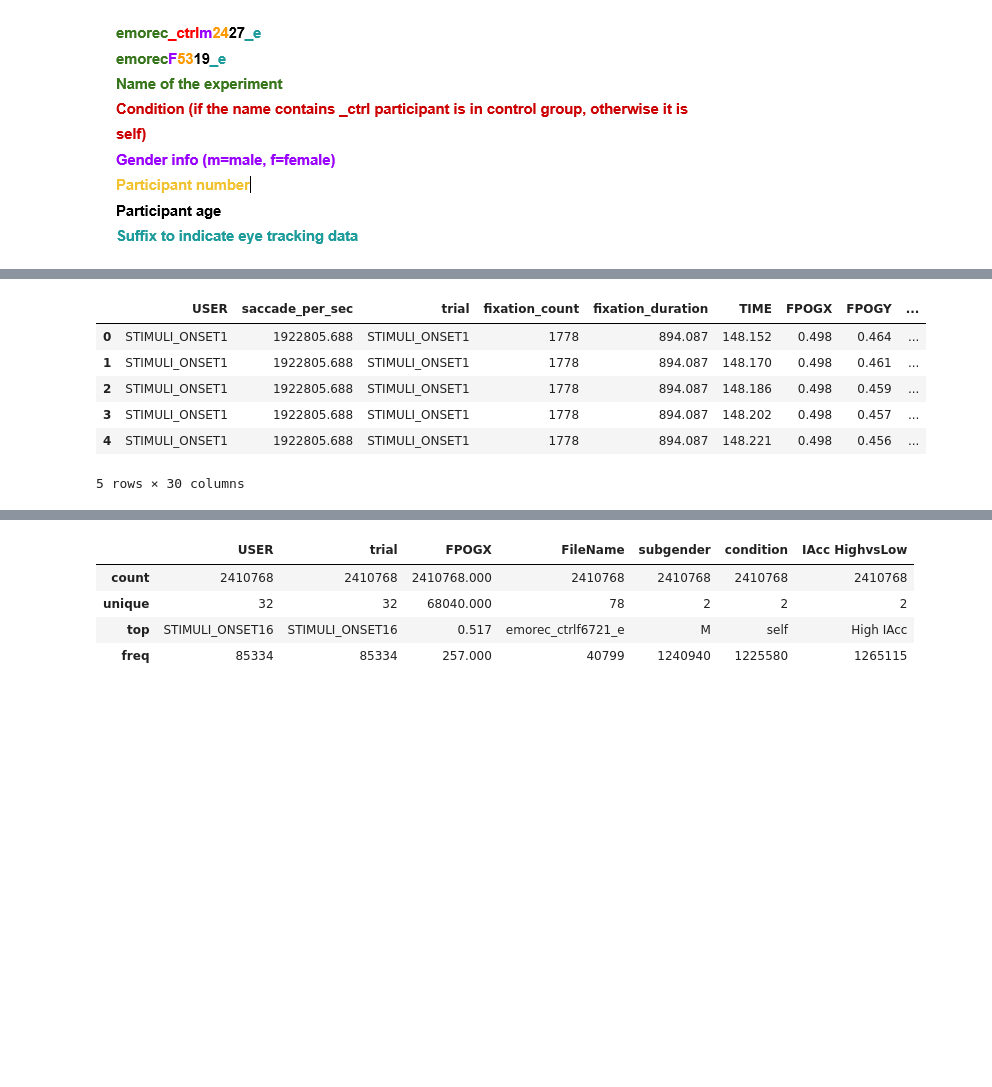
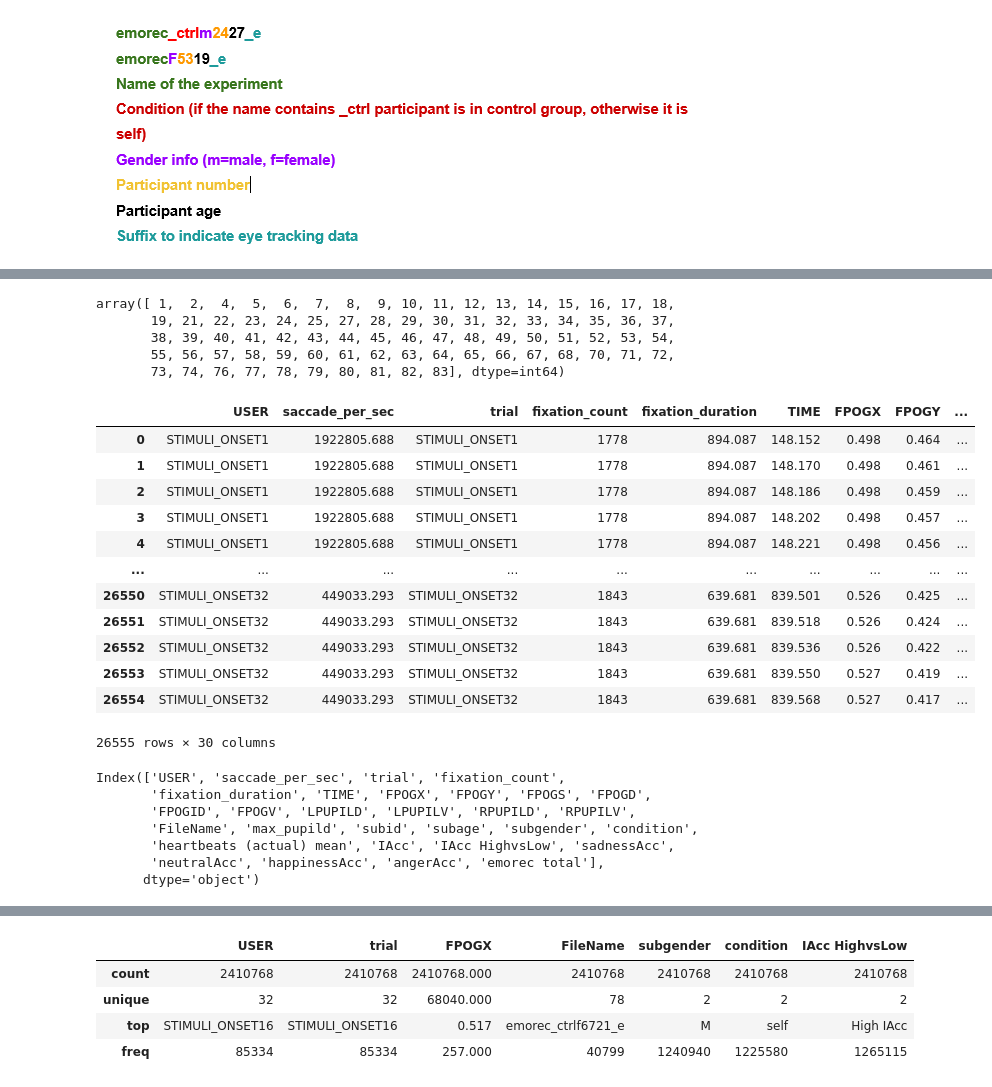
Before and after one commit to EgemenOnatAtam/eye_tracking_data_project, a Jupyter notebook: Eye Tracking Data Analysis Project.ipynb, the cells around one changed output, grey strips where cells are left out. Drawn from its saved outputs; the diff is of its cells as text; code cells hidden in the pictures; blank space fills up the shorter version.

```diff
--- a/Eye Tracking Data Analysis Project.ipynb
+++ b/Eye Tracking Data Analysis Project.ipynb
@@ -282,13 +288,39 @@ data["FileName"] = data["FileName"].str.lower()
 data_saccade["FileName"] = data_saccade["FileName"].str.lower()
 # %%
 df_tam = pd.merge(data_saccade,data, left_on="FileName", right_on="FileName")
+# %%
+pd.set_option('display.max_columns', None)
+# %%
+np.unique(df_tam.subid.value_counts().index)
+# %% [output]
+array([ 1,  2,  4,  5,  6,  7,  8,  9, 10, 11, 12, 13, 14, 15, 16, 17, 18,
+       19, 21, 22, 23, 24, 25, 27, 28, 29, 30, 31, 32, 33, 34, 35, 36, 37,
+       38, 39, 40, 41, 42, 43, 44, 45, 46, 47, 48, 49, 50, 51, 52, 53, 54,
+       55, 56, 57, 58, 59, 60, 61, 62, 63, 64, 65, 66, 67, 68, 70, 71, 72,
+       73, 74, 76, 77, 78, 79, 80, 81, 82, 83], dtype=int64)
+# %%
+df_tam[df_tam.FileName=='emorecm4623_e'].sort_values(by="TIME")
+# %% [output]
+|  | USER | saccade_per_sec | trial | fixation_count | fixation_duration | TIME | FPOGX | FPOGY | ... |
+| 0 | STIMULI_ONSET1 | 1922805.688 | STIMULI_ONSET1 | 1778 | 894.087 | 148.152 | 0.498 | 0.464 | ... |
+| 1 | STIMULI_ONSET1 | 1922805.688 | STIMULI_ONSET1 | 1778 | 894.087 | 148.170 | 0.498 | 0.461 | ... |
+| 2 | STIMULI_ONSET1 | 1922805.688 | STIMULI_ONSET1 | 1778 | 894.087 | 148.186 | 0.498 | 0.459 | ... |
+| 3 | STIMULI_ONSET1 | 1922805.688 | STIMULI_ONSET1 | 1778 | 894.087 | 148.202 | 0.498 | 0.457 | ... |
+| 4 | STIMULI_ONSET1 | 1922805.688 | STIMULI_ONSET1 | 1778 | 894.087 | 148.221 | 0.498 | 0.456 | ... |
+| ... | ... | ... | ... | ... | ... | ... | ... | ... | ... |
+| 26550 | STIMULI_ONSET32 | 449033.293 | STIMULI_ONSET32 | 1843 | 639.681 | 839.501 | 0.526 | 0.425 | ... |
+| 26551 | STIMULI_ONSET32 | 449033.293 | STIMULI_ONSET32 | 1843 | 639.681 | 839.518 | 0.526 | 0.424 | ... |
+| 26552 | STIMULI_ONSET32 | 449033.293 | STIMULI_ONSET32 | 1843 | 639.681 | 839.536 | 0.526 | 0.422 | ... |
+| 26553 | STIMULI_ONSET32 | 449033.293 | STIMULI_ONSET32 | 1843 | 639.681 | 839.550 | 0.527 | 0.419 | ... |
+| 26554 | STIMULI_ONSET32 | 449033.293 | STIMULI_ONSET32 | 1843 | 639.681 | 839.568 | 0.527 | 0.417 | ... |
+26555 rows × 30 columns
 # %%
-df_tam.head()
+df_tam.columns
 # %% [output]
-|  | USER | saccade_per_sec | trial | fixation_count | fixation_duration | TIME | FPOGX | FPOGY | ... |
-| 0 | STIMULI_ONSET1 | 1922805.688 | STIMULI_ONSET1 | 1778 | 894.087 | 148.152 | 0.498 | 0.464 | ... |
-| 1 | STIMULI_ONSET1 | 1922805.688 | STIMULI_ONSET1 | 1778 | 894.087 | 148.170 | 0.498 | 0.461 | ... |
-| 2 | STIMULI_ONSET1 | 1922805.688 | STIMULI_ONSET1 | 1778 | 894.087 | 148.186 | 0.498 | 0.459 | ... |
-| 3 | STIMULI_ONSET1 | 1922805.688 | STIMULI_ONSET1 | 1778 | 894.087 | 148.202 | 0.498 | 0.457 | ... |
-| 4 | STIMULI_ONSET1 | 1922805.688 | STIMULI_ONSET1 | 1778 | 894.087 | 148.221 | 0.498 | 0.456 | ... |
-5 rows × 30 columns
+Index(['USER', 'saccade_per_sec', 'trial', 'fixation_count',
+       'fixation_duration', 'TIME', 'FPOGX', 'FPOGY', 'FPOGS', 'FPOGD',
+       'FPOGID', 'FPOGV', 'LPUPILD', 'LPUPILV', 'RPUPILD', 'RPUPILV',
+       'FileName', 'max_pupild', 'subid', 'subage', 'subgender', 'condition',
+       'heartbeats (actual) mean', 'IAcc', 'IAcc HighvsLow', 'sadnessAcc',
+       'neutralAcc', 'happinessAcc', 'angerAcc', 'emorec total'],
+      dtype='object')
```
Also changed, not shown: parts of 19 cells of this notebook.
